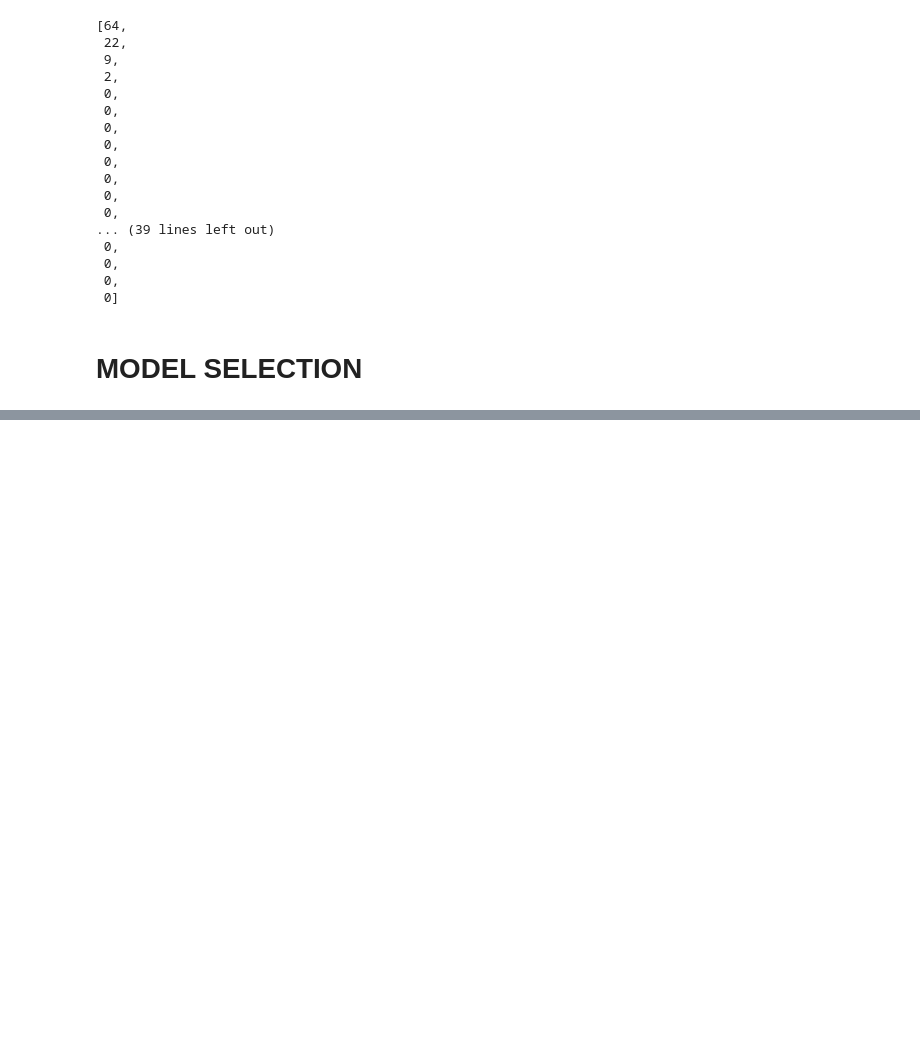
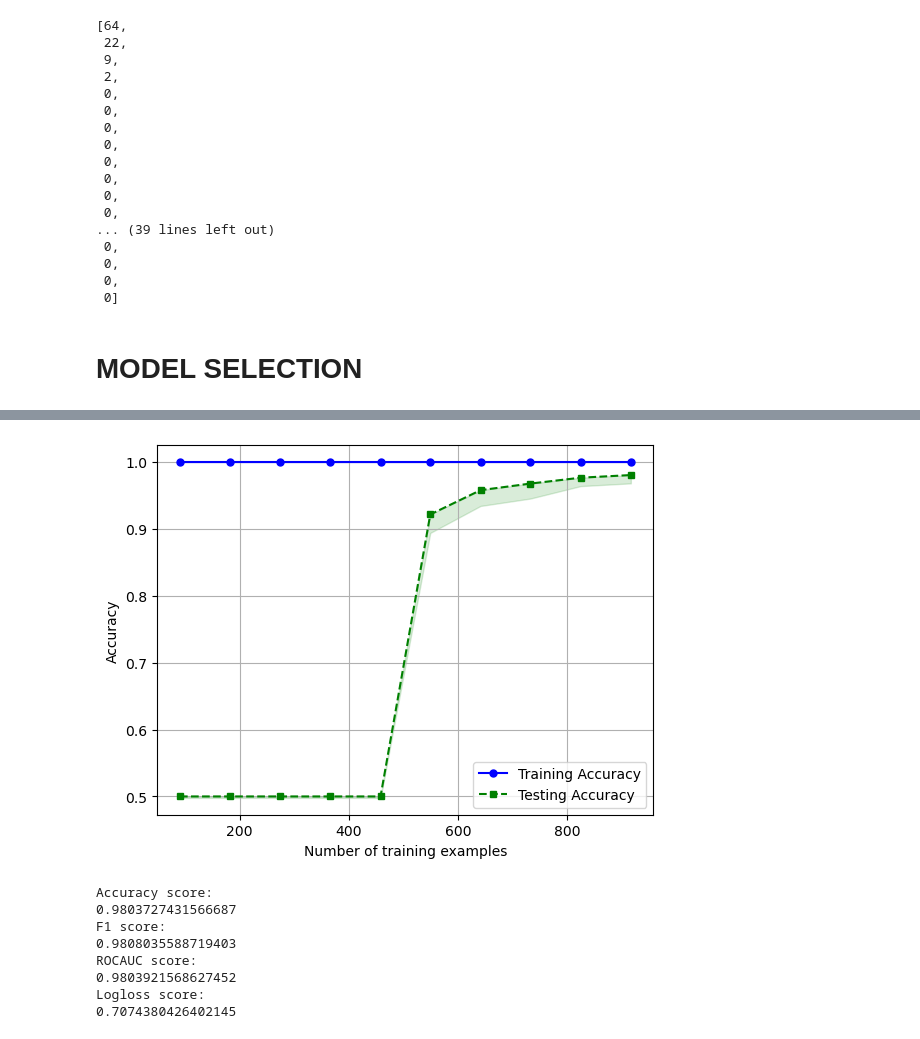
Before and after one commit to quangbui04/age-condition, a Jupyter notebook: age-conditions.ipynb, the cells around one changed output, grey strips where cells are left out. Drawn from its saved outputs; the diff is of its cells as text; code cells hidden in the pictures; blank space fills up the shorter version.

```diff
--- a/age-conditions.ipynb
+++ b/age-conditions.ipynb
@@ -502,0 +410,27 @@ df_test["EJ"] = df_test["EJ"].fillna(df_train["EJ"].mode())
+# %%
+# Without PCA
+pipe_rf = make_pipeline(RobustScaler(), RandomForestClassifier(criterion='gini', n_estimators=500, random_state=1, n_jobs=-1))
+pipe_xgb = make_pipeline(RobustScaler(), xgb.XGBClassifier())
+# %%
+scores_xgb = cross_val_score(estimator=pipe_xgb, X=X_bal, y=y_bal, cv=stratified_kfold)
+# From this, we known that the model has good variance but high bias
+train_sizes, train_scores, test_scores = learning_curve(estimator=pipe_xgb, X=X_bal, y=y_bal, train_sizes=np.linspace(0.1,1,10), cv=stratified_kfold)
+learning_curve_plot(train_sizes, train_scores, test_scores)
+print("Accuracy score: ")
+print(scores_xgb.mean())
+print("F1 score: ")
+print(scores(f1_score, pipe_xgb, X_bal, y_bal, stratified_kfold).mean())
+print("ROCAUC score: ")
+print(scores(roc_auc_score, pipe_xgb, X_bal, y_bal, stratified_kfold).mean())
+print("Logloss score: ")
+print(scores(log_loss, pipe_xgb, X_bal, y_bal, stratified_kfold).mean())
+# %% [output]
+[figure, added]
+Accuracy score:
+0.9803727431566687
+F1 score:
+0.9808035588719403
+ROCAUC score:
+0.9803921568627452
+Logloss score:
+0.7074380426402145
```
Also changed, not shown: parts of 67 cells of this notebook.
